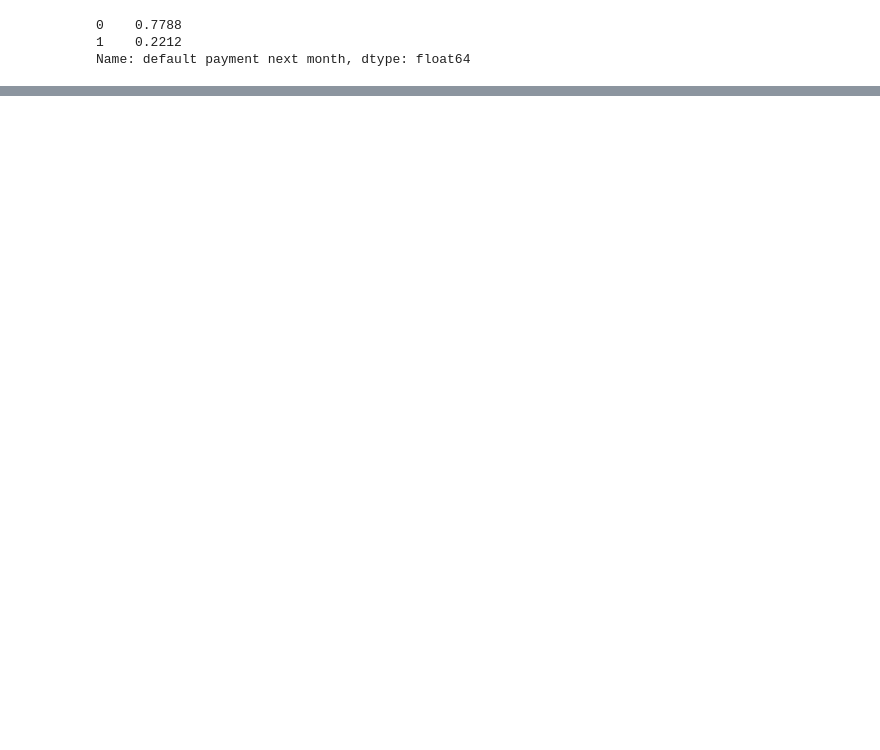
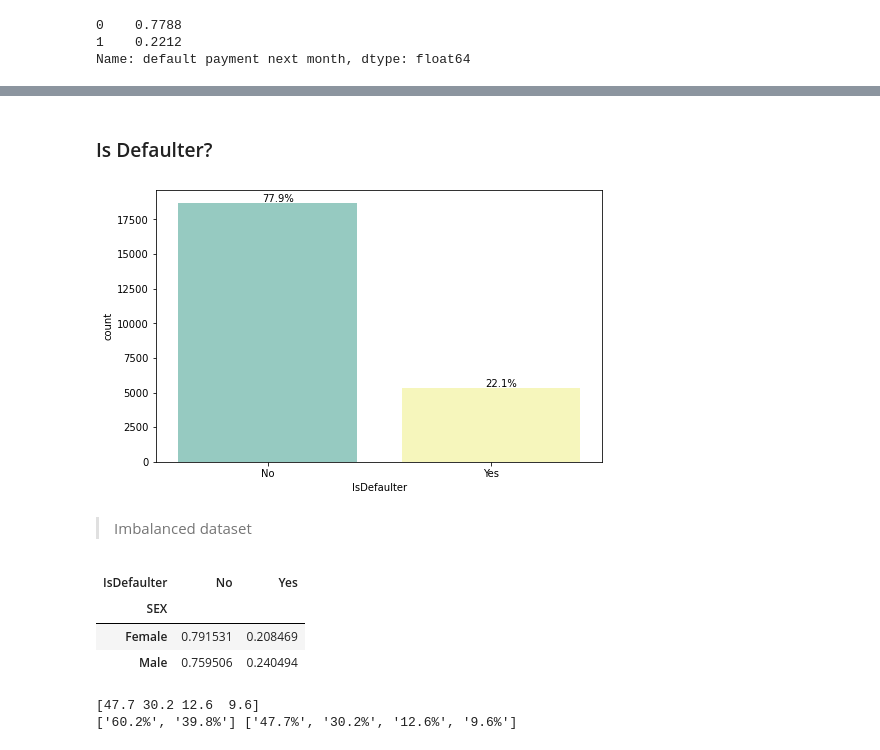
Before and after one commit to aparnatejaswini/Credit_Card_Defaulter_Prediction, a Jupyter notebook: EDA.ipynb, the cells around one changed output, grey strips where cells are left out. Cells and saved outputs as stored; diff of their text form; code cells hidden in the pictures; blank space fills up the shorter version.

```diff
--- a/EDA.ipynb
+++ b/EDA.ipynb
@@ -22,0 +204,15 @@ Name: default payment next month, dtype: float64
+# %%
+df_train.replace({'EDUCATION':{6:4,5:4,0:4}}, inplace=True)
+df_train.replace({'MARRIAGE':{0:3}}, inplace=True)
+# %%
+#replacing values with labels
+df_train.replace({'SEX': {1:'Male', 2: 'Female'}}, inplace=True)
+df_train.replace({'IsDefaulter': {1:'Yes', 0: 'No'}}, inplace=True)
+df_train.replace({'EDUCATION': {1:'Graduate School', 2:'University', 3:'High School', 4:'Others'}}, inplace=True)
+df_train.replace({'MARRIAGE': {1:'Married', 2:'Single', 3:'Others'}}, inplace = True)
+# %%
+#changing categorical col dtype from int to object
+for col in categorical_columns:
+    df_train[col] = df_train[col].astype(object)
+
+df_train['IsDefaulter'] = df_train['IsDefaulter'].astype(object)
@@ -22,0 +239,39 @@ Name: default payment next month, dtype: float64
+# %% [markdown]
+###  Is Defaulter?
+# %%
+ax_label = np.round(df_train['IsDefaulter'].value_counts(normalize = True).values*100,1)
+ax_plabel=[]
+for i in ax_label:
+    ax_plabel.append('{:.1f}%'.format(i))
+# %%
+plt.figure(figsize=(8,5))
+ax = sns.countplot(x= "IsDefaulter", data=df_train, palette='Set3',
+                   order = df_train["IsDefaulter"].value_counts().index)
+for p, label in zip(ax.patches, ax_plabel):
+    ax.annotate(label, (p.get_x()+0.375, p.get_height()+100))
+plt.show()
+# %% [output]
+[figure, added]
+# %% [markdown]
+> Imbalanced dataset
+# %%
+pd.crosstab(df_train['SEX'], df_train['IsDefaulter'], normalize='index')
+# %% [output]
+| IsDefaulter | No | Yes |
+| SEX |  |  |
+| Female | 0.791531 | 0.208469 |
+| Male | 0.759506 | 0.240494 |
+# %%
+ax0_label=np.round(df_train["SEX"].value_counts().values/len(df_train)*100, 1)
+ax1_label = np.ravel(np.round(pd.crosstab(df_train['SEX'], df_train['IsDefaulter'], normalize=True).values*100, 1), order='F')
+print(ax1_label)
+ax1_plabel = []
+ax0_plabel = []
+for i in ax0_label:
+    ax0_plabel.append('{:.1f}%'.format(i))
+for i in ax1_label:
+    ax1_plabel.append('{:.1f}%'.format(i))
+print(ax0_plabel, ax1_plabel)
+# %% [output]
+[47.7 30.2 12.6  9.6]
+['60.2%', '39.8%'] ['47.7%', '30.2%', '12.6%', '9.6%']
```
Also changed, not shown: parts of 35 cells of this notebook, 12 other files.
